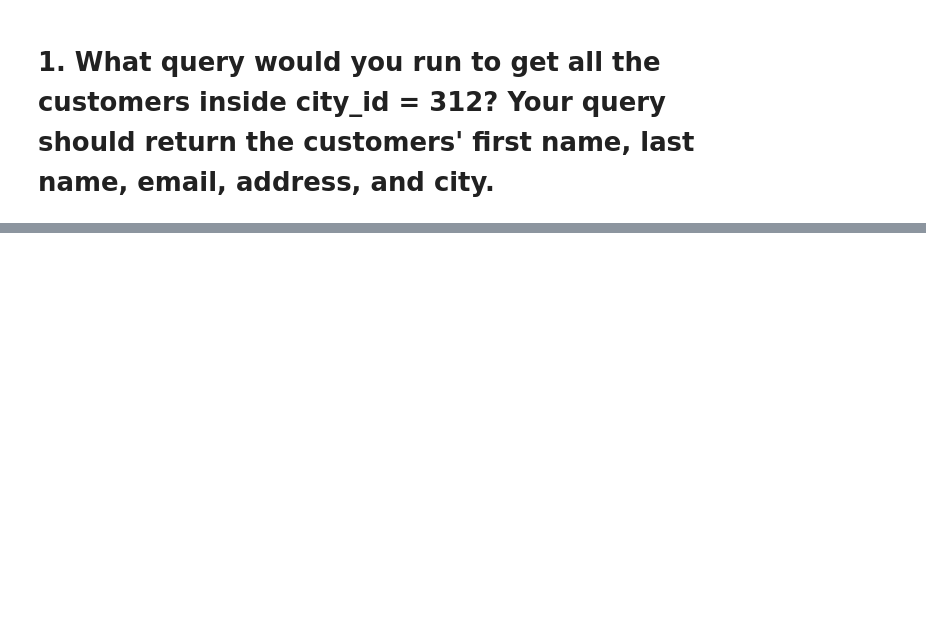
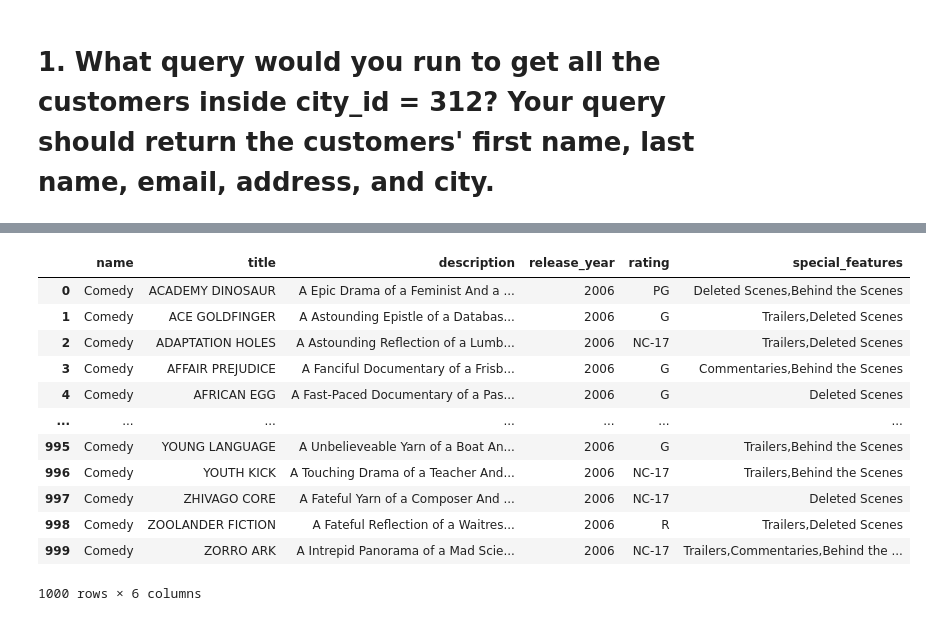
Before and after one commit to ChrisDaVillager/Core-Sakila, a Jupyter notebook: Core - Sakila.ipynb, the cells around one changed output, grey strips where cells are left out. Cells and saved outputs as stored; diff of their text form; code cells hidden in the pictures; blank space fills up the shorter version.

```diff
--- a/Core - Sakila.ipynb
+++ b/Core - Sakila.ipynb
@@ -37,0 +64,21 @@ pd.read_sql(q, engine)
+# %%
+b = """
+SELECT category.name, film.title, film.description, film.release_year, film.rating, film.special_features
+FROM category, film
+WHERE category.name = 'comedy';
+"""
+pd.read_sql(b,engine)
+# %% [output]
+|  | name | title | description | release_year | rating | special_features |
+| 0 | Comedy | ACADEMY DINOSAUR | A Epic Drama of a Feminist And a ... | 2006 | PG | Deleted Scenes,Behind the Scenes |
+| 1 | Comedy | ACE GOLDFINGER | A Astounding Epistle of a Databas... | 2006 | G | Trailers,Deleted Scenes |
+| 2 | Comedy | ADAPTATION HOLES | A Astounding Reflection of a Lumb... | 2006 | NC-17 | Trailers,Deleted Scenes |
+| 3 | Comedy | AFFAIR PREJUDICE | A Fanciful Documentary of a Frisb... | 2006 | G | Commentaries,Behind the Scenes |
+| 4 | Comedy | AFRICAN EGG | A Fast-Paced Documentary of a Pas... | 2006 | G | Deleted Scenes |
+| ... | ... | ... | ... | ... | ... | ... |
+| 995 | Comedy | YOUNG LANGUAGE | A Unbelieveable Yarn of a Boat An... | 2006 | G | Trailers,Behind the Scenes |
+| 996 | Comedy | YOUTH KICK | A Touching Drama of a Teacher And... | 2006 | NC-17 | Trailers,Behind the Scenes |
+| 997 | Comedy | ZHIVAGO CORE | A Fateful Yarn of a Composer And ... | 2006 | NC-17 | Deleted Scenes |
+| 998 | Comedy | ZOOLANDER FICTION | A Fateful Reflection of a Waitres... | 2006 | R | Trailers,Deleted Scenes |
+| 999 | Comedy | ZORRO ARK | A Intrepid Panorama of a Mad Scie... | 2006 | NC-17 | Trailers,Commentaries,Behind the ... |
+1000 rows × 6 columns
```
Also changed, not shown: parts of 11 cells of this notebook.
